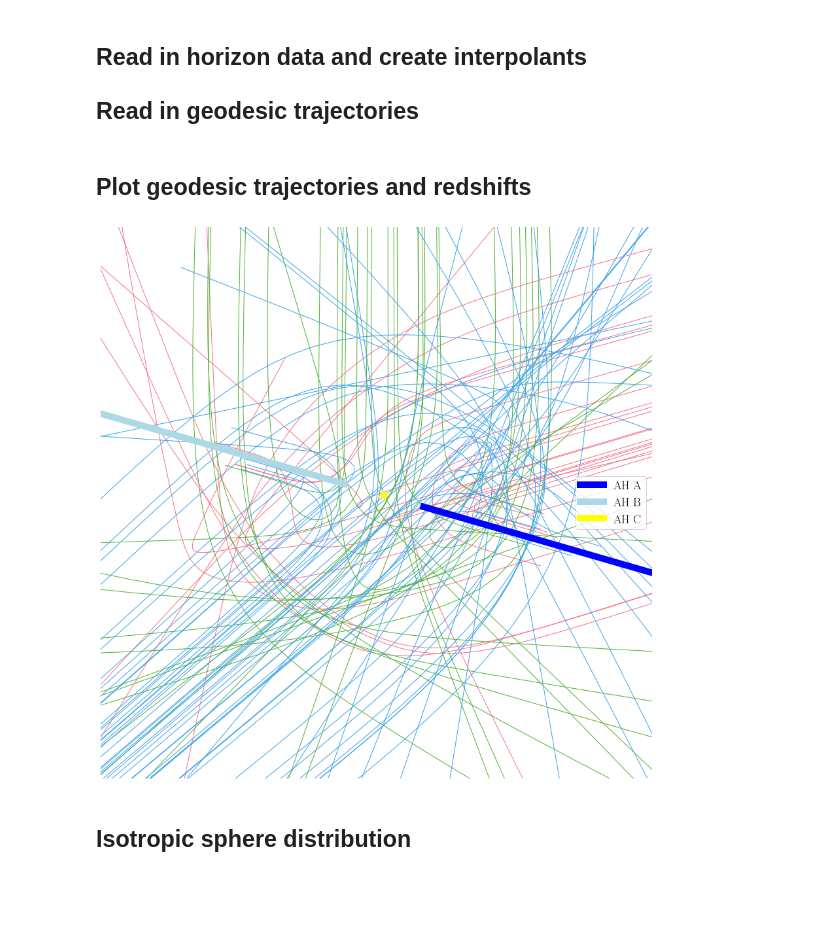
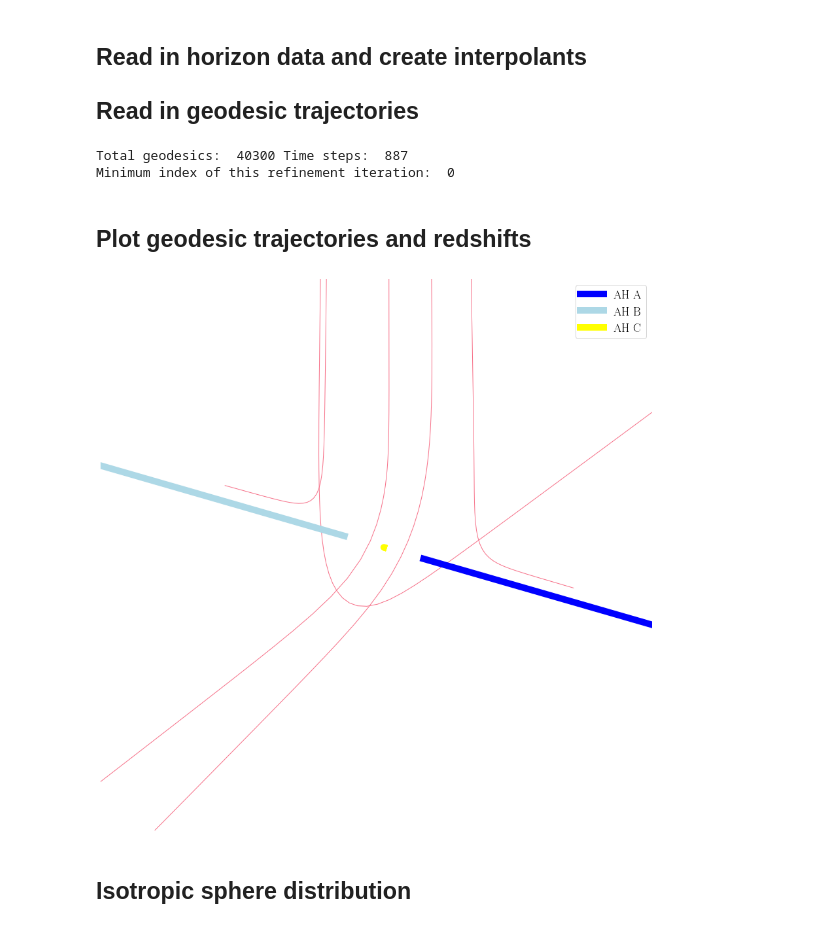
Before and after one commit to mariaokounkova/TracingMerger, a Jupyter notebook: Analysis.ipynb, the cells around one changed output. Drawn from its saved outputs; the diff is of its cells as text; code cells hidden in the pictures; blank space fills up the shorter version.

```diff
--- a/Analysis.ipynb
+++ b/Analysis.ipynb
@@ -357,10 +357,17 @@ def read_geodesic_data(p):
 
     return T, X, Y, Z
 
-def grab_geodesic_data(a, T, X, Y, Z):
+def MakeGeodesicDatFiles(p):
+    T, X, Y, Z = read_geodesic_data(p)
+    for a in range(len(T)):
+        np.savetxt(p + '/Trajectories/' + str(a) + '.dat', np.c_[T[a],X[a],Y[a],Z[a]])
 
-    x = X[a]
-    y = Y[a]
-    z = Z[a]
-    t = T[a]
+## Functions for reading GetTrajectoriesFromH5 output
+def GetGeodesicTrajectory(p, n):
+    """ Read in the post-processed trajectory for the nth geodesic """
+    f = p + 'Trajectories/' + str(n) + '.dat'
+    t, x, y, z = np.loadtxt(f, comments="#",usecols=([0,1,2,3]),unpack=True)
     return t, x, y, z
+# %% [output]
+Total geodesics:  40300 Time steps:  887
+Minimum index of this refinement iteration:  0
@@ -385,42 +378,39 @@ def ReadRedshiftGetTrajectoriesFromH5(p, n):
 def PlotGetTrajectoriesFromH5(p_arr, figname):
 
     def plot_trajectories_file(p, color):
-        for n in np.arange(0, 1000, 1):
-            t, p0, x, y, z = ReadRedshiftGetTrajectoriesFromH5(p, n)
+        for n in np.arange(0, 10000, 100):
+            t, x, y, z = GetGeodesicTrajectory(p, n)
             horizon_dist = min_distance_to_horizon(t, x, y, z)
-            if (horizon_dist < 3):
+            if (horizon_dist < 3.5):
                 ax.plot(x, y, z, lw=1.0, color=color)
 
     fig = plt.figure(figsize=(12,12))
     ax = fig.add_subplot(111, projection='3d')
 
     cs = sns.color_palette('husl', n_colors=len(p_arr))
     for p, i in zip(p_arr, range(len(p_arr))):
         plot_trajectories_file(p, cs[i])
 
     ## Add in the horizons
     for horizon, color in zip(["A", "B", "C"], ["blue", "lightblue", "yellow"]):
         t_h, x_h, y_h, z_h = read_horizon_trajectories(horizon)
         plt.plot(x_h, y_h, z_h, label="AH " + horizon, color=color, lw = 10.0)
 
     #ax.scatter([0.0], [0.0], [0.0], color='red', s =100, marker='+')
     ax.set_xlabel('Camera X',labelpad=20)
     ax.set_ylabel('Camera Y', labelpad=20)
     ax.set_zlabel('Camera Z', labelpad=20)
     lim = 5
     ax.set_xlim(-lim, lim)
     ax.set_ylim(-lim, lim)
     ax.set_zlim(-lim, lim)
     ax.set_axis_off()
 
     plt.legend()
     plt.tight_layout()
     plt.savefig('Histories_' + figname + '.pdf')
     plt.show()
 
-
-PlotGetTrajectoriesFromH5(['Data/TraceHeadOn_86_0_50/', 'Data/TraceHeadOn_0_0_100/', \
-                           'Data/TraceHeadOn_-43_-74_-49'], '3Camera')
-#PlotGetTrajectoriesFromH5(['Data/TraceHeadOn_0_0_100'], 'Focused')
+PlotGetTrajectoriesFromH5(['Data/TraceHeadOn_0_0_100/'], 'Focused')
 # %% [output]
-[figure, old version]
+[figure, new version]
```
Also changed, not shown: parts of 3 cells of this notebook.
